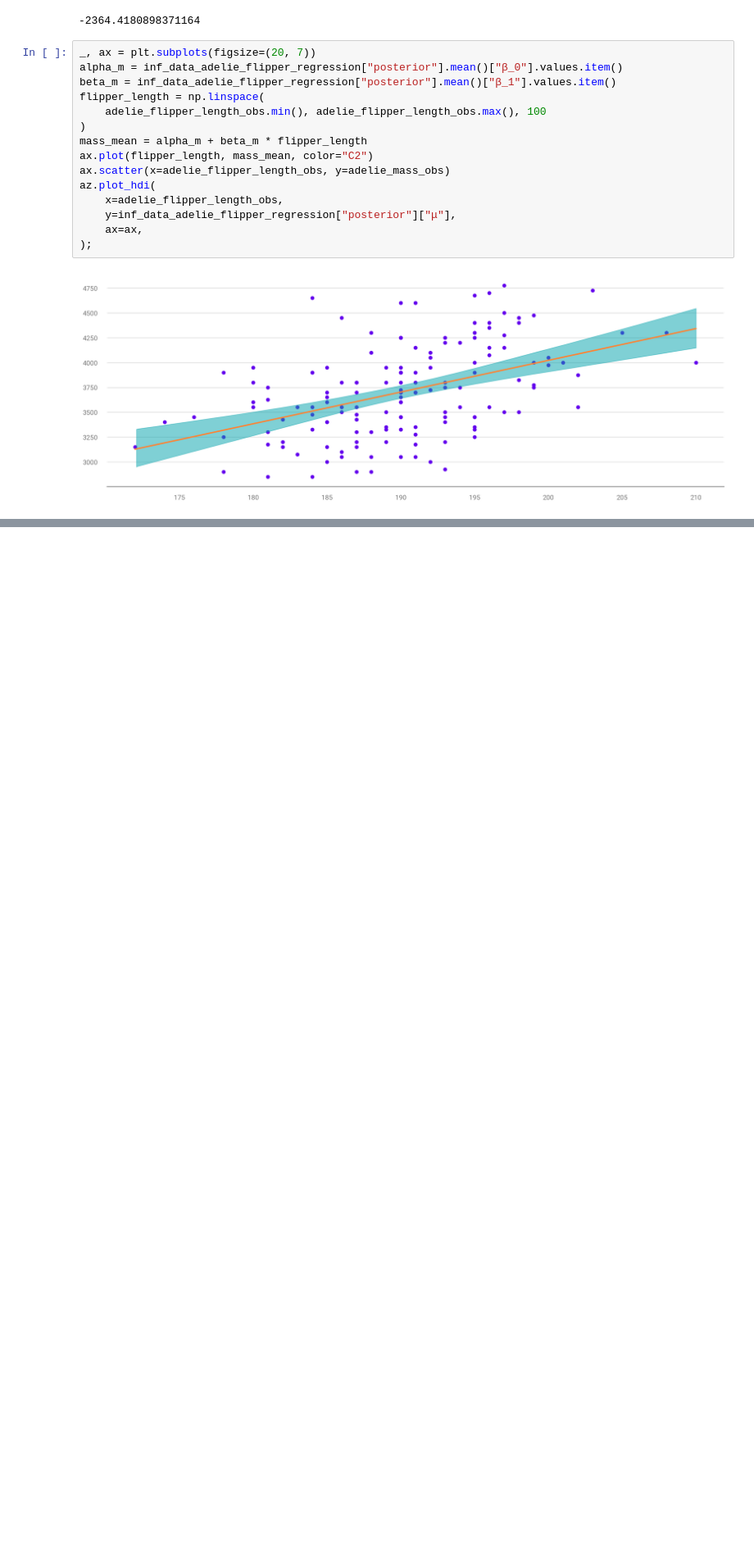
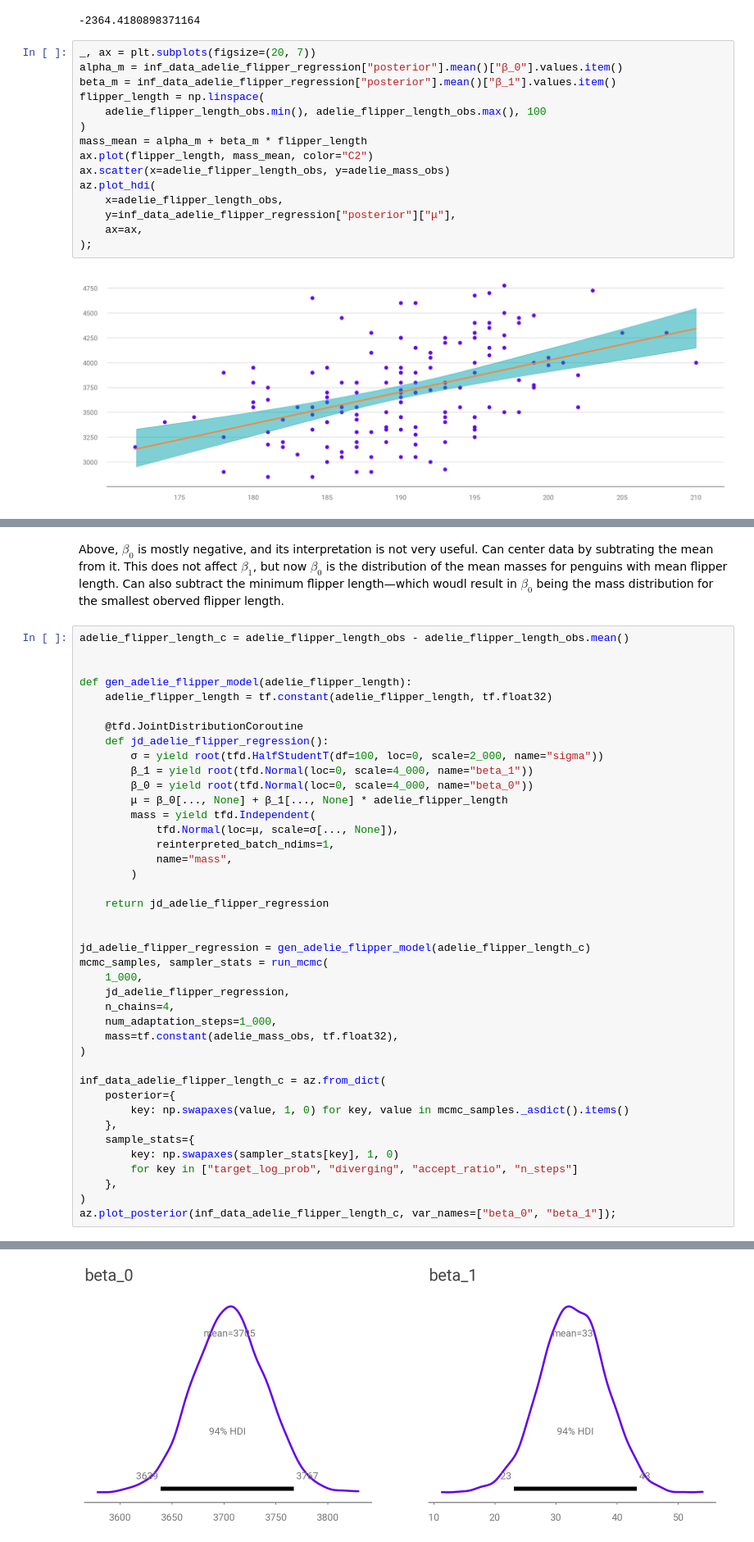
Before and after one commit to paw-lu/bayesian-modeling-computation-python, a Jupyter notebook: notebooks/3_linear_models_and_probabalistic_programming_languages.ipynb, the cells around one changed output, grey strips where cells are left out. Shown at 82% size. Cells and saved outputs as stored; diff of their text form; blank space fills up the shorter version.

```diff
--- a/notebooks/3_linear_models_and_probabalistic_programming_languages.ipynb
+++ b/notebooks/3_linear_models_and_probabalistic_programming_languages.ipynb
@@ -327,0 +354,52 @@ az.plot_hdi(
+# %% [markdown]
+Above,
+$\beta_0$ is mostly negative,
+and its interpretation is not very useful.
+Can center data
+by subtrating the mean from it.
+This does not affect $\beta_1$,
+but now $\beta_0$ is the distribution of the mean masses for penguins with mean flipper length.
+Can also subtract the minimum flipper length—which
+woudl result in $\beta_0$ being the mass distribution for the smallest oberved flipper length.
+# %%
+adelie_flipper_length_c = adelie_flipper_length_obs - adelie_flipper_length_obs.mean()
+
+
+def gen_adelie_flipper_model(adelie_flipper_length):
+    adelie_flipper_length = tf.constant(adelie_flipper_length, tf.float32)
+
+    @tfd.JointDistributionCoroutine
+    def jd_adelie_flipper_regression():
+        σ = yield root(tfd.HalfStudentT(df=100, loc=0, scale=2_000, name="sigma"))
+        β_1 = yield root(tfd.Normal(loc=0, scale=4_000, name="beta_1"))
+        β_0 = yield root(tfd.Normal(loc=0, scale=4_000, name="beta_0"))
+        μ = β_0[..., None] + β_1[..., None] * adelie_flipper_length
+        mass = yield tfd.Independent(
+            tfd.Normal(loc=μ, scale=σ[..., None]),
+            reinterpreted_batch_ndims=1,
+            name="mass",
+        )
+
+    return jd_adelie_flipper_regression
+
+
+jd_adelie_flipper_regression = gen_adelie_flipper_model(adelie_flipper_length_c)
+mcmc_samples, sampler_stats = run_mcmc(
+    1_000,
+    jd_adelie_flipper_regression,
+    n_chains=4,
+    num_adaptation_steps=1_000,
+    mass=tf.constant(adelie_mass_obs, tf.float32),
+)
+
+inf_data_adelie_flipper_length_c = az.from_dict(
+    posterior={
+        key: np.swapaxes(value, 1, 0) for key, value in mcmc_samples._asdict().items()
+    },
+    sample_stats={
+        key: np.swapaxes(sampler_stats[key], 1, 0)
+        for key in ["target_log_prob", "diverging", "accept_ratio", "n_steps"]
+    },
+)
+az.plot_posterior(inf_data_adelie_flipper_length_c, var_names=["beta_0", "beta_1"]);
+# %% [output]
@@ -327,0 +423 @@ az.plot_hdi(
+[figure, added]
```
Also changed, not shown: parts of 4 cells of this notebook, 1 other file.
